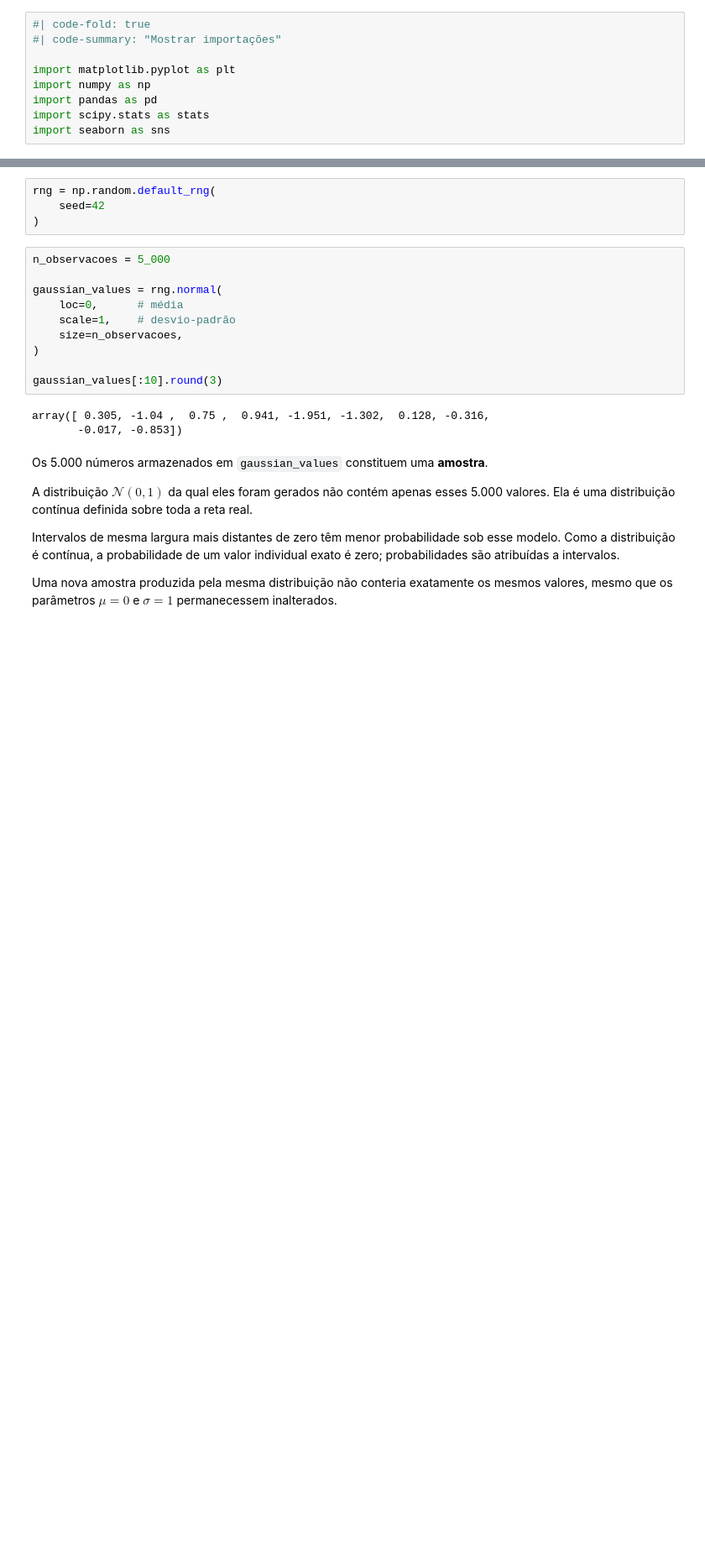
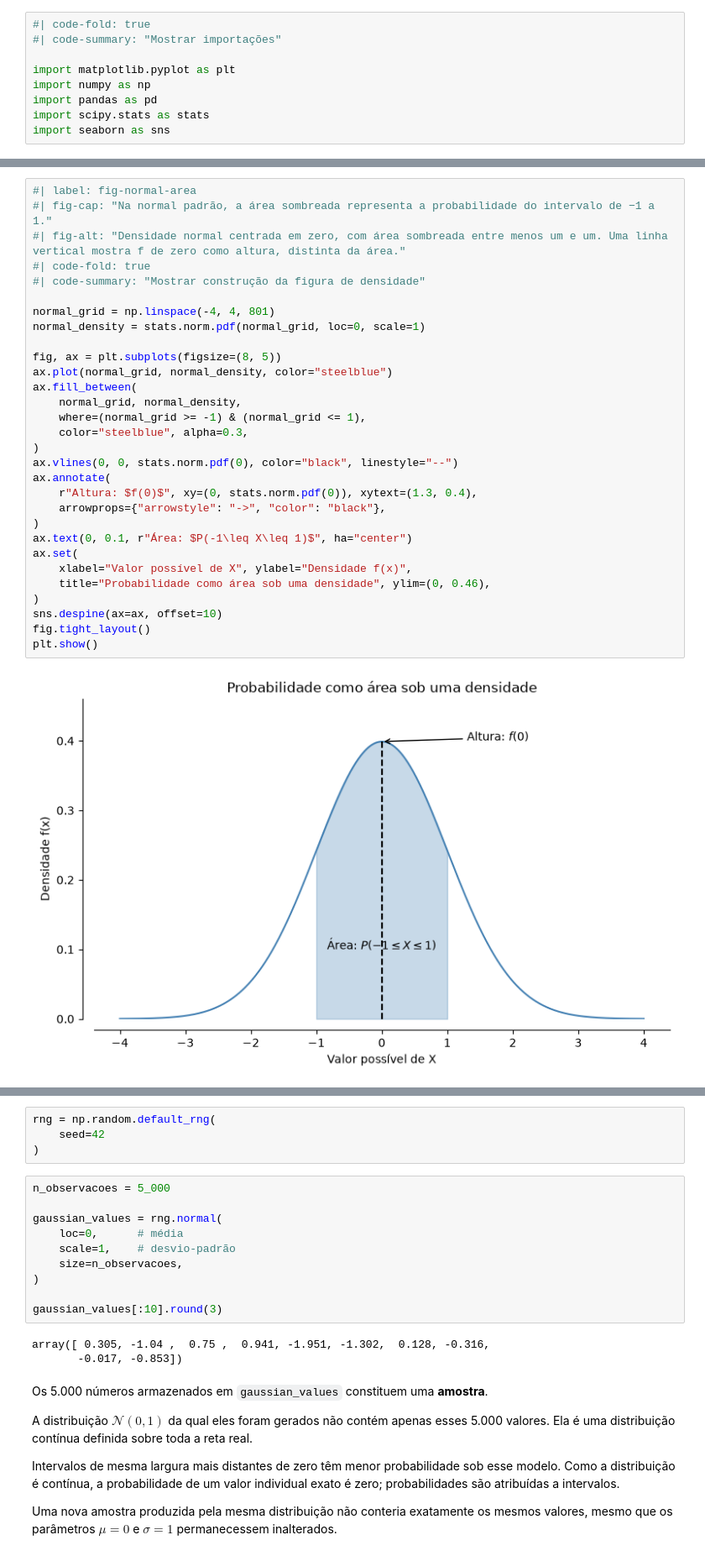
Before and after one commit to jhlopesalves/eda_humanidades, a Jupyter notebook: encontro_9/enc_9.ipynb, the cells around one changed output, grey strips where cells are left out. Shown at 84% size. Saved outputs shown, nothing was run; the diff lists cells and outputs as text; blank space fills up the shorter version.

```diff
--- a/encontro_9/enc_9.ipynb
+++ b/encontro_9/enc_9.ipynb
@@ -70,0 +110,32 @@ distribuição sabidamente normal se comportam.
+# %%
+#| label: fig-normal-area
+#| fig-cap: "Na normal padrão, a área sombreada representa a probabilidade do intervalo de −1 a 1."
+#| fig-alt: "Densidade normal centrada em zero, com área sombreada entre menos um e um. Uma linha vertical mostra f de zero como altura, distinta da área."
+#| code-fold: true
+#| code-summary: "Mostrar construção da figura de densidade"
+
+normal_grid = np.linspace(-4, 4, 801)
+normal_density = stats.norm.pdf(normal_grid, loc=0, scale=1)
+
+fig, ax = plt.subplots(figsize=(8, 5))
+ax.plot(normal_grid, normal_density, color="steelblue")
+ax.fill_between(
+    normal_grid, normal_density,
+    where=(normal_grid >= -1) & (normal_grid <= 1),
+    color="steelblue", alpha=0.3,
+)
+ax.vlines(0, 0, stats.norm.pdf(0), color="black", linestyle="--")
+ax.annotate(
+    r"Altura: $f(0)$", xy=(0, stats.norm.pdf(0)), xytext=(1.3, 0.4),
+    arrowprops={"arrowstyle": "->", "color": "black"},
+)
+ax.text(0, 0.1, r"Área: $P(-1\leq X\leq 1)$", ha="center")
+ax.set(
+    xlabel="Valor possível de X", ylabel="Densidade f(x)",
+    title="Probabilidade como área sob uma densidade", ylim=(0, 0.46),
+)
+sns.despine(ax=ax, offset=10)
+fig.tight_layout()
+plt.show()
+# %% [output]
+[figure, added]
```
Also changed, not shown: parts of 32 cells of this notebook.
